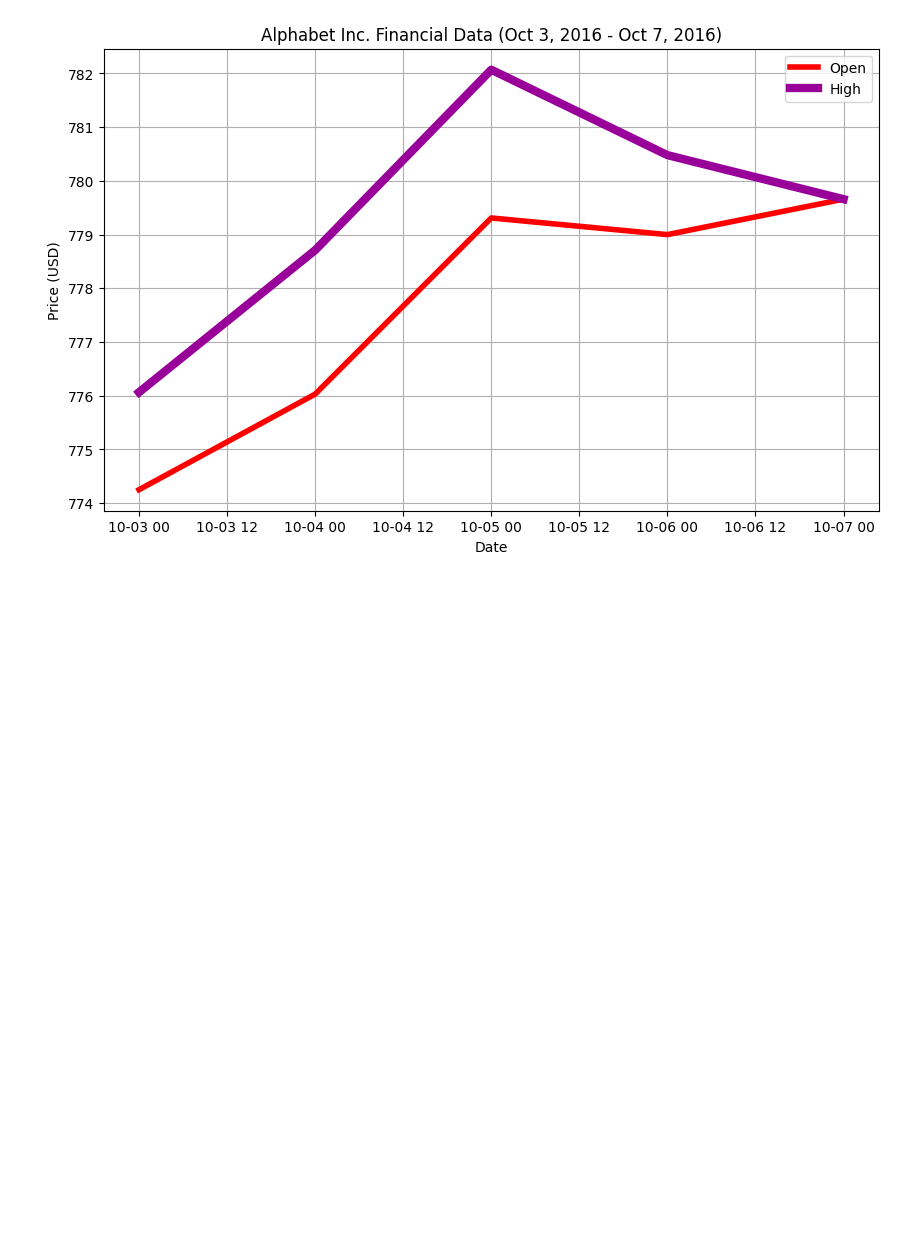
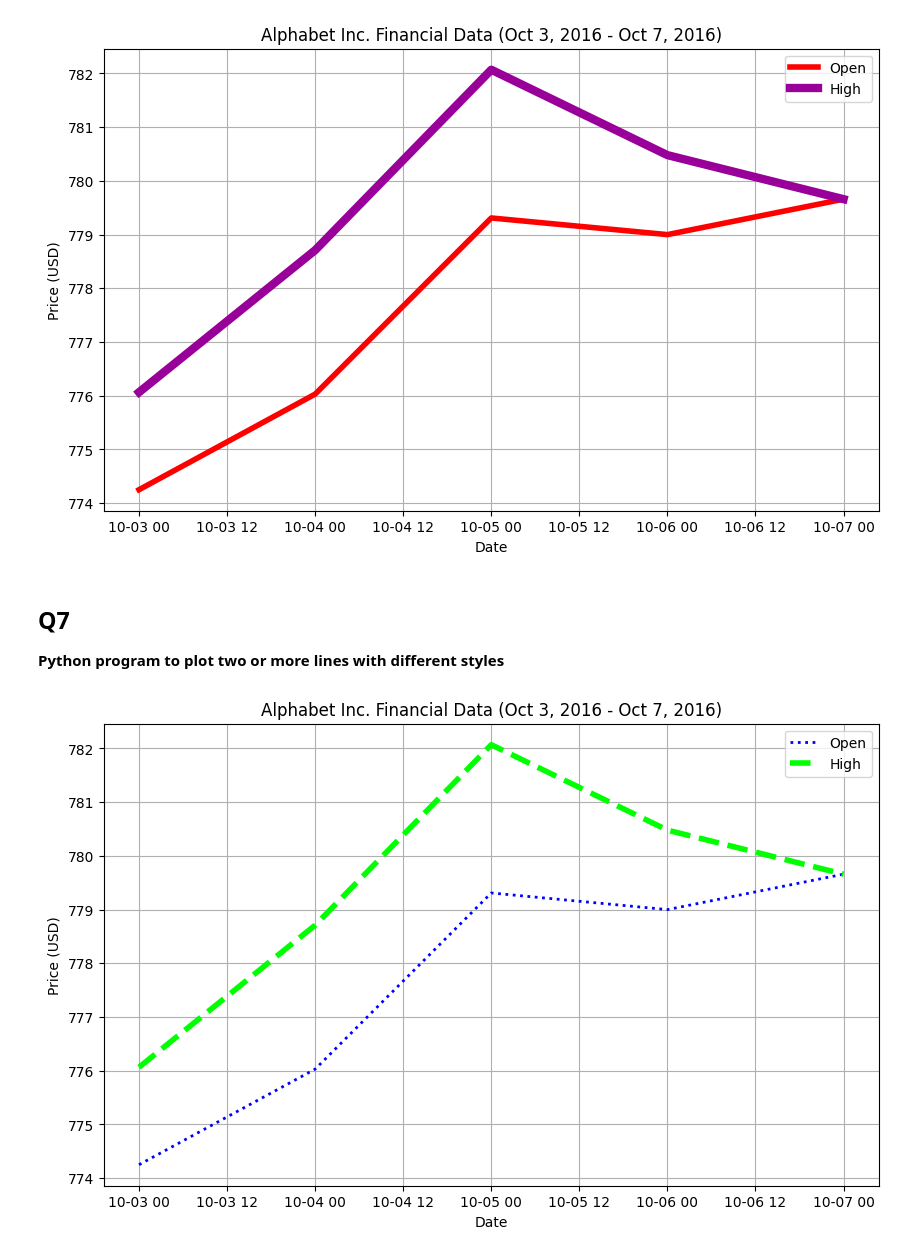
Before and after one commit to ayush-prajapati01/Python-Libraries, a Jupyter notebook: Matplotlib_Programs/matplotlib_programs.ipynb, the cells around one changed output. Saved outputs shown, nothing was run; the diff lists cells and outputs as text; code cells hidden in the pictures; blank space fills up the shorter version.

Commit message:
[Ayush] Add: Python program to plot two or more lines with different styles

```diff
--- a/Matplotlib_Programs/matplotlib_programs.ipynb
+++ b/Matplotlib_Programs/matplotlib_programs.ipynb
@@ -219,3 +219,32 @@ if __name__ == "__main__":
     main()
 # %% [output]
 [figure]
+# %% [markdown]
+## Q7
+**Python program to plot two or more lines with different styles**
+# %%
+def main():
+    # Read the data from the CSV file
+    data = pd.read_csv('fdata.csv')
+
+    # Convert the 'Date' column to datetime format
+    data['Date'] = pd.to_datetime(data['Date'], format='%d-%m-%y')
+
+    # Plotting the financial data
+    plt.figure(figsize=(10, 6))
+
+    plt.plot(data['Date'], data['Open'], label='Open', c = "blue", linewidth = '2', ls = 'dotted')
+    plt.plot(data['Date'], data['High'], label='High', c = "#00ff00", linewidth = '4', ls = 'dashed')
+
+    plt.xlabel('Date')
+    plt.ylabel('Price (USD)')
+    plt.title('Alphabet Inc. Financial Data (Oct 3, 2016 - Oct 7, 2016)')
+    plt.legend()
+    plt.grid(True)
+    plt.show()
+
+
+if __name__ == "__main__":
+    main()
+# %% [output]
+[figure, added]
```
